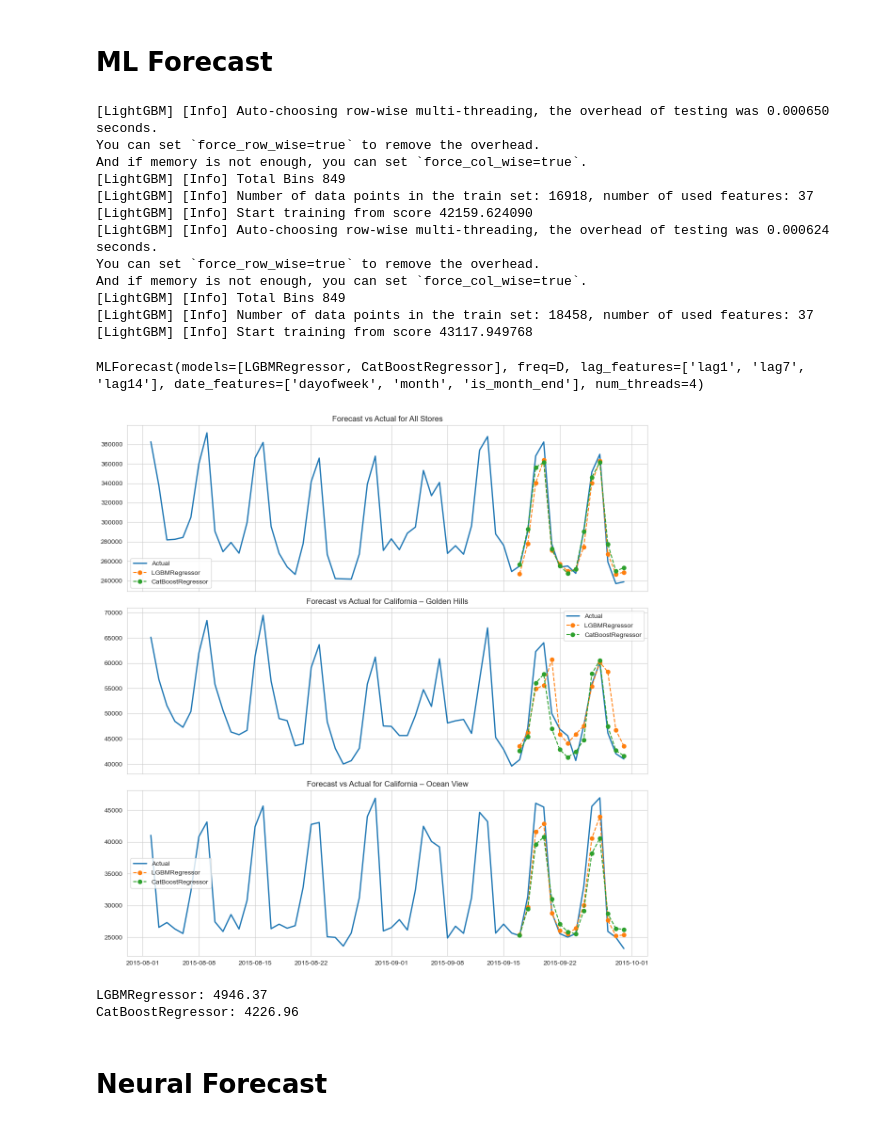
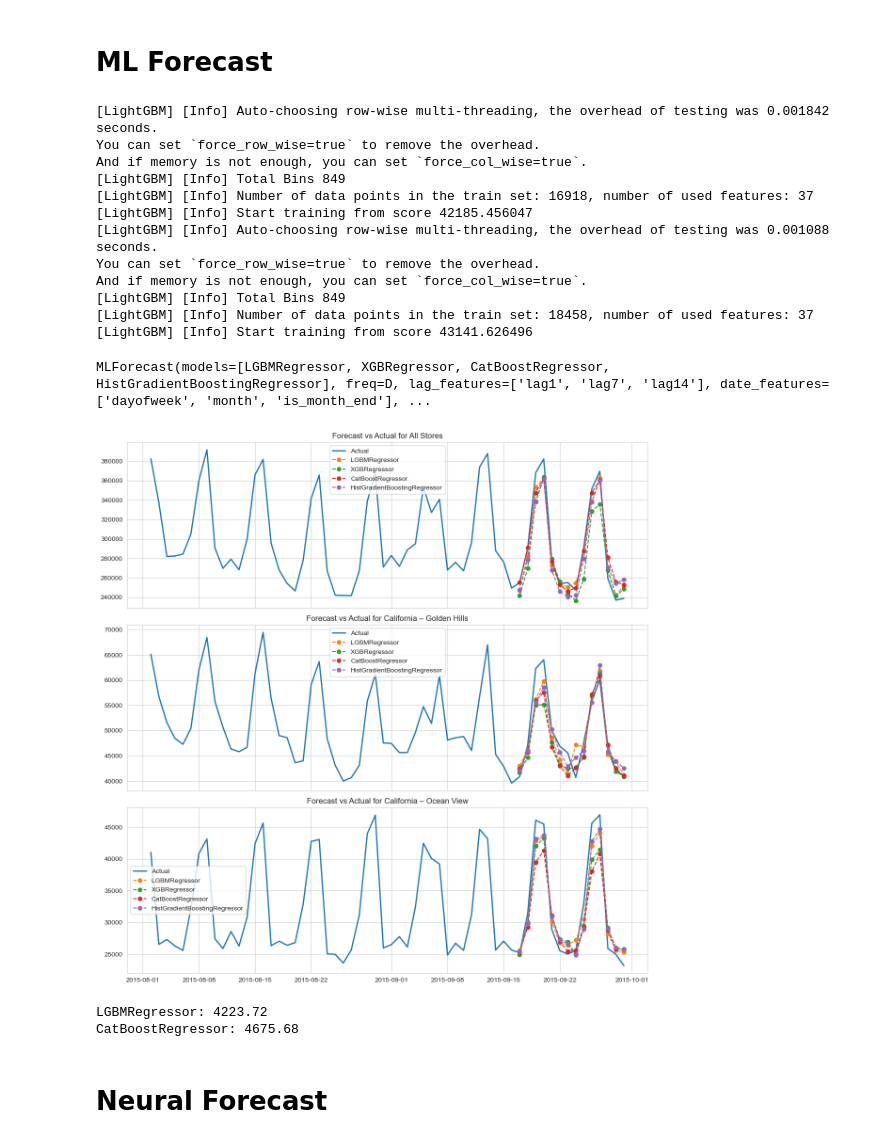
Before and after one commit to gonhonig/Forecasting-Competition, a Jupyter notebook: nixtla.ipynb, the cells around one changed output. Cells and saved outputs as stored; diff of their text form; code cells hidden in the pictures.

```diff
--- a/nixtla.ipynb
+++ b/nixtla.ipynb
@@ -43,6 +46,11 @@ def preprocess(df, calendar, first_timestep = 0):
 
     # Rename columns
     df = df.rename(columns={'store_name': 'unique_id', 'date': 'ds', 'revenue': 'y'})
+
+    # Interpolate the zero-values (xmas)
+    if 'y' in df.columns:
+        df.loc[df['y'] == 0, 'y'] = np.nan
+        df['y'] = df.groupby('unique_id')['y'].transform(lambda s: s.interpolate(method='linear'))
 
     # Timestep columns
     df = df.sort_values('ds')
@@ -90,7 +98,7 @@ def plot_df(df, count = 4):
     plt.show()
 
 
-def plot_forecasts(df_actual, df_forecast, store_ids=None, history_days=60):
+def plot_forecasts(df_actual, df_forecast, models, store_ids=None, history_days=60):
     """
     Plots actual vs forecasted revenue for selected stores.
 
@@ -115,7 +123,7 @@ def plot_forecasts(df_actual, df_forecast, store_ids=None, history_days=60):
 
         ax.plot(actual['ds'].iloc[-history_days:], actual['y'].iloc[-history_days:], label='Actual', linewidth=2)
 
-        for model in forecast.drop(columns=['unique_id', 'ds']).columns:
+        for model in models:
             ax.plot(forecast['ds'], forecast[model], label=model, linestyle='--', marker='o')
 
         ax.set_title(f'Forecast vs Actual for {store_id}')
@@ -177,9 +185,9 @@ train_vars = ['y'] + test_vars
 # Define ML models
 models = [
     lgb.LGBMRegressor(),
-    # xgb.XGBRegressor(),
+    xgb.XGBRegressor(),
     CatBoostRegressor(verbose=0),
-    # HistGradientBoostingRegressor()
+    HistGradientBoostingRegressor()
 ]
 
 # Initialize MLForecast
@@ -196,31 +204,31 @@ mlf.fit(train_df[train_vars],
         static_features=[],
         prediction_intervals=PredictionIntervals(n_windows=10, h=h))
 # %% [output]
-[LightGBM] [Info] Auto-choosing row-wise multi-threading, the overhead of testing was 0.000650 seconds.
+[LightGBM] [Info] Auto-choosing row-wise multi-threading, the overhead of testing was 0.001842 seconds.
 You can set `force_row_wise=true` to remove the overhead.
 And if memory is not enough, you can set `force_col_wise=true`.
 [LightGBM] [Info] Total Bins 849
 [LightGBM] [Info] Number of data points in the train set: 16918, number of used features: 37
-[LightGBM] [Info] Start training from score 42159.624090
-[LightGBM] [Info] Auto-choosing row-wise multi-threading, the overhead of testing was 0.000624 seconds.
+[LightGBM] [Info] Start training from score 42185.456047
+[LightGBM] [Info] Auto-choosing row-wise multi-threading, the overhead of testing was 0.001088 seconds.
 You can set `force_row_wise=true` to remove the overhead.
 And if memory is not enough, you can set `force_col_wise=true`.
 [LightGBM] [Info] Total Bins 849
 [LightGBM] [Info] Number of data points in the train set: 18458, number of used features: 37
-[LightGBM] [Info] Start training from score 43117.949768
+[LightGBM] [Info] Start training from score 43141.626496
-MLForecast(models=[LGBMRegressor, CatBoostRegressor], freq=D, lag_features=['lag1', 'lag7', 'lag14'], date_features=['dayofweek', 'month', 'is_month_end'], num_threads=4)
+MLForecast(models=[LGBMRegressor, XGBRegressor, CatBoostRegressor, HistGradientBoostingRegressor], freq=D, lag_features=['lag1', 'lag7', 'lag14'], date_features=['dayofweek', 'month', 'is_month_end'], ...
 # %%
 # Predict using the full feature set
 mlf_forecast = mlf.predict(h=h, X_df=test_df[test_vars])
 # %%
-plot_forecasts(df, mlf_forecast)  # customize stores
+plot_forecasts(df, mlf_forecast, mlf.models)  # customize stores
 # %% [output]
-[figure, old version]
+[figure, new version]
 # %%
 mlf_rmse = calc_rmse(test_df, mlf_forecast)
 # %% [output]
-LGBMRegressor: 4946.37
-CatBoostRegressor: 4226.96
+LGBMRegressor: 4223.72
+CatBoostRegressor: 4675.68
 # %% [markdown]
 # Neural Forecast
 # %%
```
Also changed, not shown: parts of 7 cells of this notebook, 2 other files.
